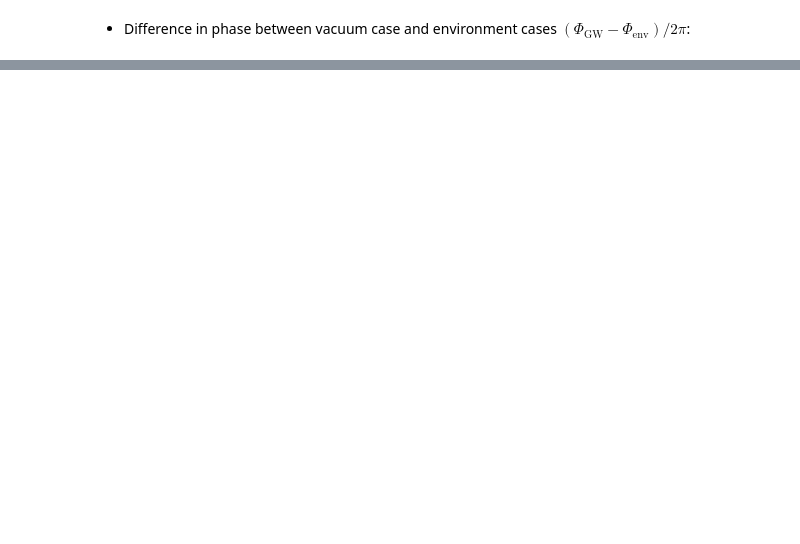
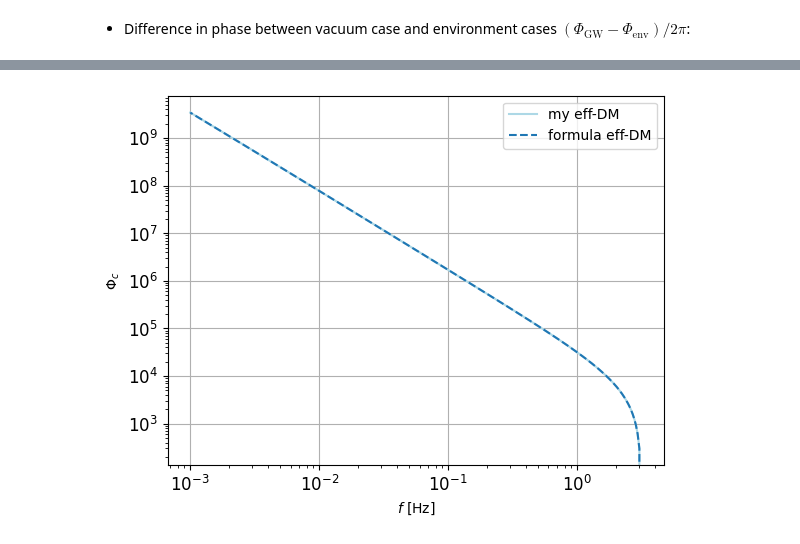
Before and after one commit to nicolegrillo/BinaryEvolution, a Jupyter notebook: Phase_extraction-Static-dm.ipynb, the cells around one changed output, grey strips where cells are left out. Saved outputs shown, nothing was run; the diff lists cells and outputs as text; code cells hidden in the pictures; blank space fills up the shorter version.

```diff
--- a/Phase_extraction-Static-dm.ipynb
+++ b/Phase_extraction-Static-dm.ipynb
@@ -199,7 +203,7 @@ def phase_f_by_hand(df_dt):
 
     '''Finds the binary phase as a function of frequency.'''
 
-    freqs = frequency_gw(r_grid)
+    freqs = frequency(r_grid)
     to_integrate = 2 * np.pi * df_dt**(-1) * freqs
     phase_f = []
 
@@ -295,7 +299,7 @@ phase_check_from_code_v = _Phi_to_c_indef_v(freqs) - _Phi_to_c_indef_v(f_isco)
 # %%
 def phase_effective_dm(phase_vacuum):
 
-    freqs = frequency_gw(r_grid)
+    freqs = frequency(r_grid)
 
     gamma_e = 5/2 #?
 
@@ -615,0 +540,13 @@ plt.legend();
+# %%
+# Check if they overlap
+
+plt.loglog(freqs, -phi_eff_dm, c='lightblue', linestyle='-', label='my eff-DM')
+plt.loglog(freqs, -phi_dm_effective, linestyle='--', label='formula eff-DM');
+plt.xlabel('$f$ [Hz]', fontsize=10)
+plt.ylabel(r'$\Phi_c$', fontsize=10)
+plt.tick_params(axis='x', labelsize=12)
+plt.tick_params(axis='y', labelsize=12)
+plt.grid(True)
+plt.legend();
+# %% [output]
+[figure, added]
```
Also changed, not shown: parts of 45 cells of this notebook.
